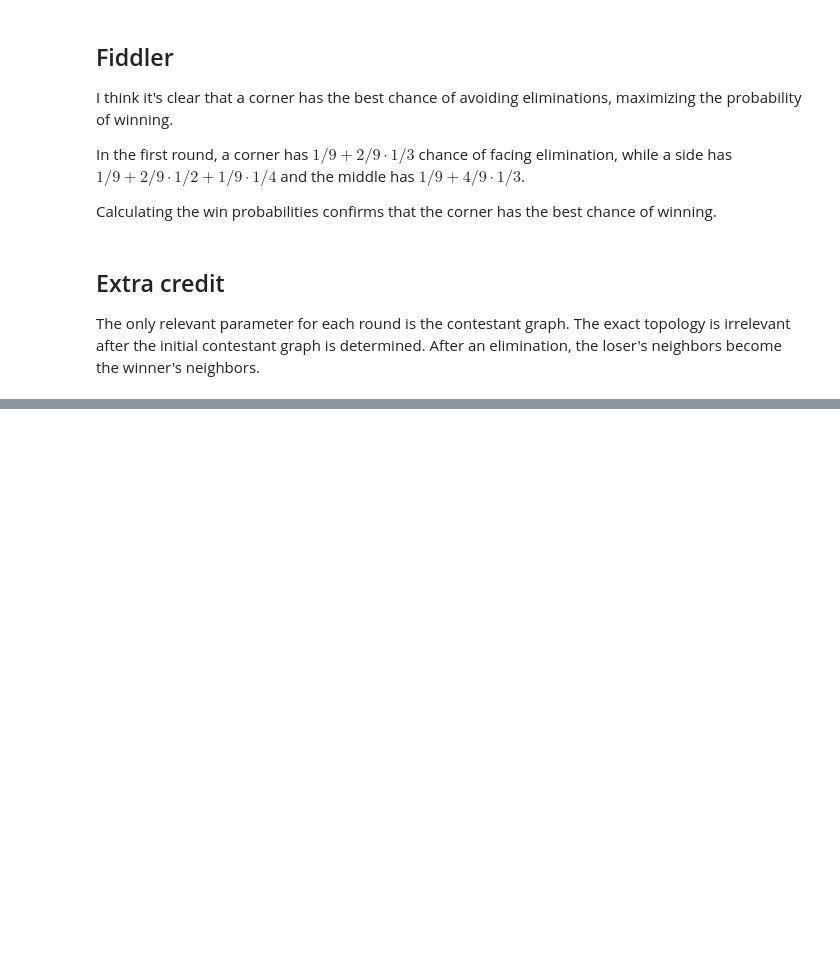
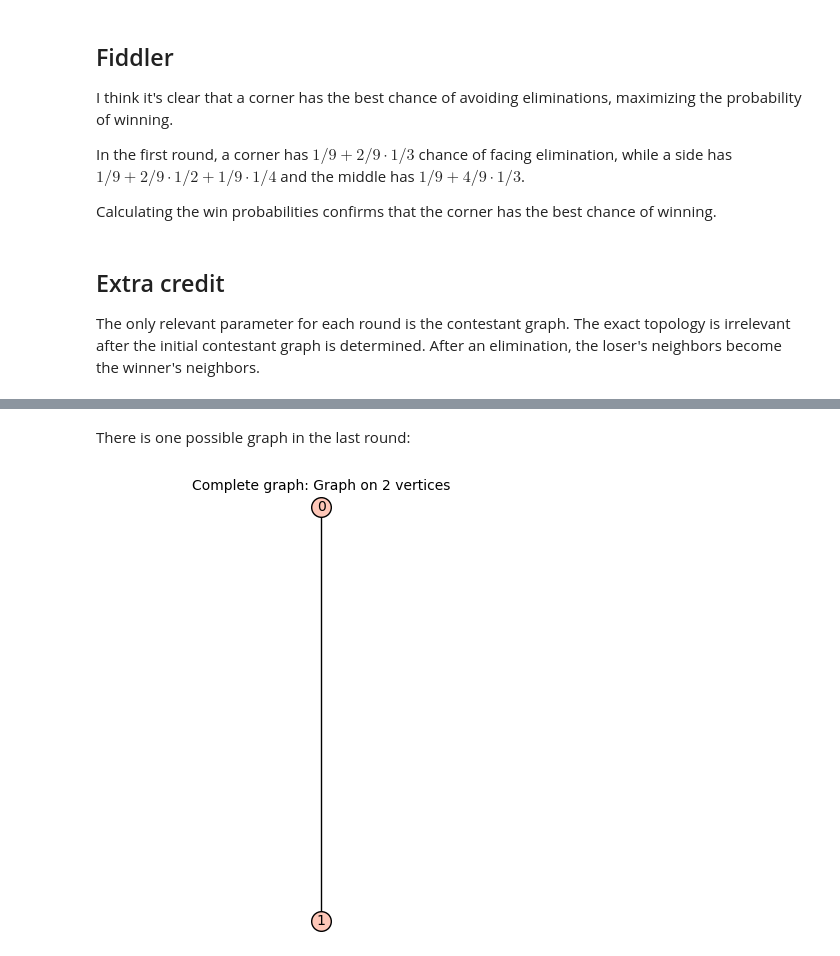
Before and after one commit to qpliu/sunday-puzzle, a Jupyter notebook: riddler/2024/20241213.ipynb, the cells around one changed output, grey strips where cells are left out. Cells and saved outputs as stored; diff of their text form; code cells hidden in the pictures; blank space fills up the shorter version.

```diff
--- a/riddler/2024/20241213.ipynb
+++ b/riddler/2024/20241213.ipynb
@@ -101,0 +159,6 @@ Running [simulations](20241213.go) agree:
+# %% [markdown]
+There is one possible graph in the last round:
+# %%
+graphs.CompleteGraph(2)
+# %% [output]
+[figure, added]
```
Also changed, not shown: parts of 26 cells of this notebook, 1 other file.
